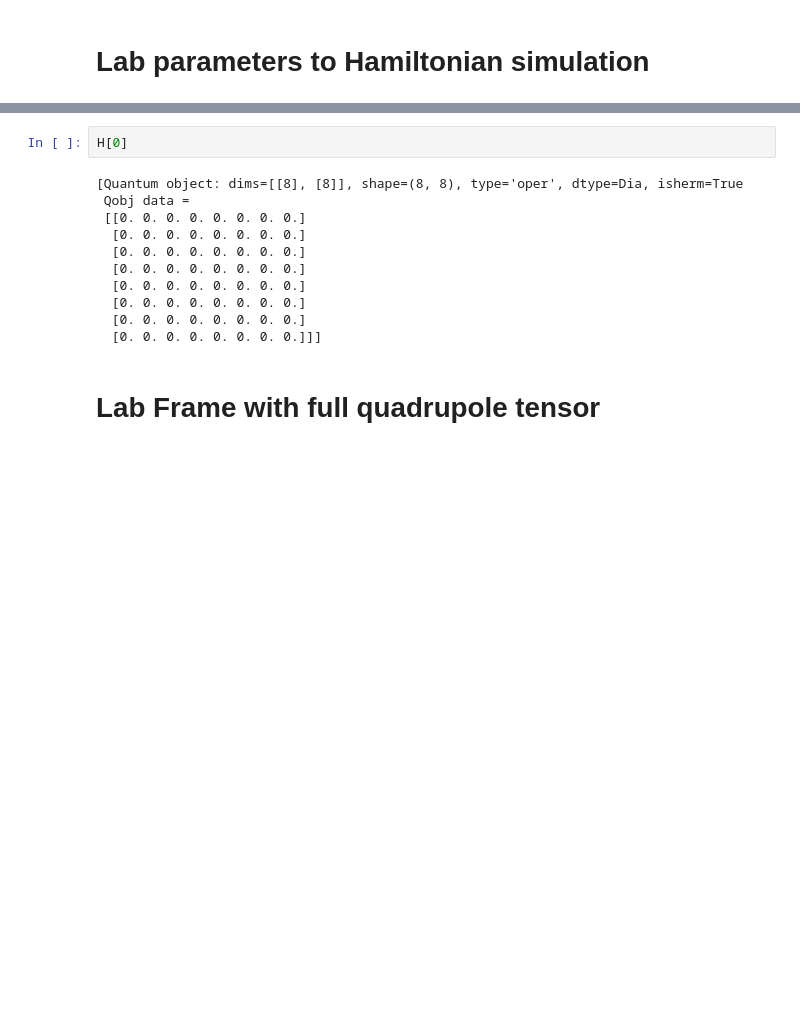
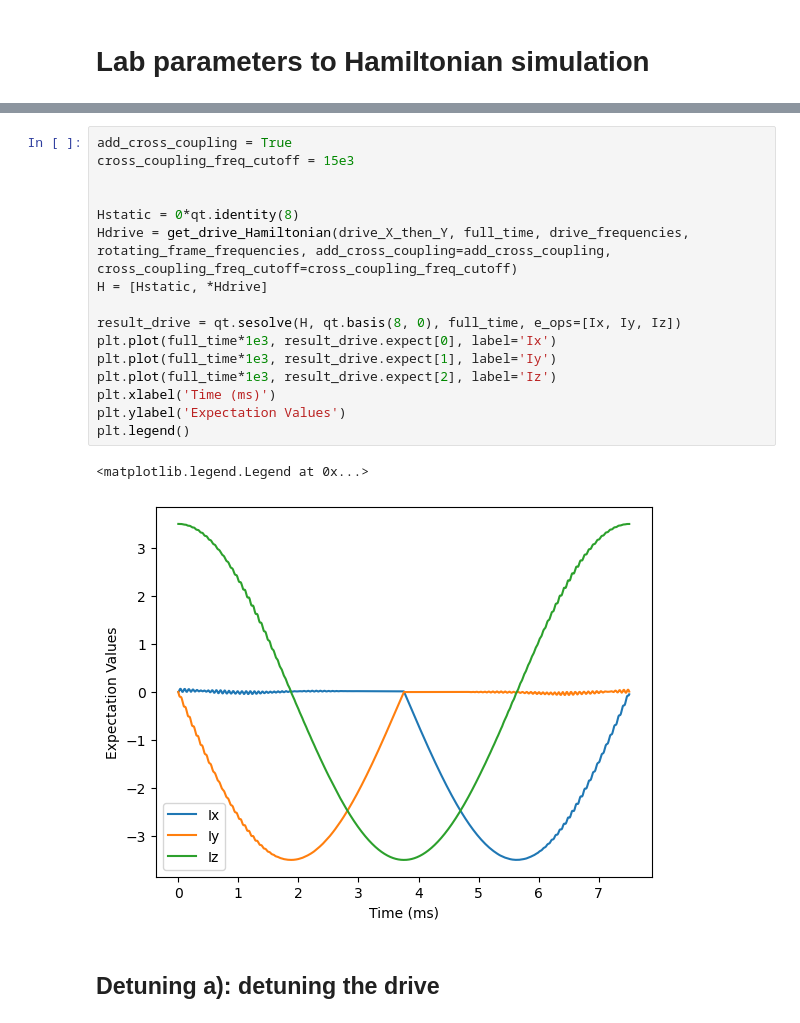
Before and after one commit to arjenvaartjes/Psyduck, a Jupyter notebook: examples/hamiltonian/TimeDependentHamiltonians.ipynb, the cells around one changed output, grey strips where cells are left out. Cells and saved outputs as stored; diff of their text form; blank space fills up the shorter version.

Commit message:
more comments and final touches detuning

```diff
--- a/examples/hamiltonian/TimeDependentHamiltonians.ipynb
+++ b/examples/hamiltonian/TimeDependentHamiltonians.ipynb
@@ -351,15 +386,21 @@ len(H_GRF[1][1])
 # %%
-H[0]
+add_cross_coupling = True
+cross_coupling_freq_cutoff = 15e3
+
+
+Hstatic = 0*qt.identity(8)
+Hdrive = get_drive_Hamiltonian(drive_X_then_Y, full_time, drive_frequencies, rotating_frame_frequencies, add_cross_coupling=add_cross_coupling, cross_coupling_freq_cutoff=cross_coupling_freq_cutoff)
+H = [Hstatic, *Hdrive]
+
+result_drive = qt.sesolve(H, qt.basis(8, 0), full_time, e_ops=[Ix, Iy, Iz])
+plt.plot(full_time*1e3, result_drive.expect[0], label='Ix')
+plt.plot(full_time*1e3, result_drive.expect[1], label='Iy')
+plt.plot(full_time*1e3, result_drive.expect[2], label='Iz')
+plt.xlabel('Time (ms)')
+plt.ylabel('Expectation Values')
+plt.legend()
 # %% [output]
-[Quantum object: dims=[[8], [8]], shape=(8, 8), type='oper', dtype=Dia, isherm=True
- Qobj data =
- [[0. 0. 0. 0. 0. 0. 0. 0.]
-  [0. 0. 0. 0. 0. 0. 0. 0.]
-  [0. 0. 0. 0. 0. 0. 0. 0.]
-  [0. 0. 0. 0. 0. 0. 0. 0.]
-  [0. 0. 0. 0. 0. 0. 0. 0.]
-  [0. 0. 0. 0. 0. 0. 0. 0.]
-  [0. 0. 0. 0. 0. 0. 0. 0.]
-  [0. 0. 0. 0. 0. 0. 0. 0.]]]
+<matplotlib.legend.Legend at 0x...>
+[figure, added]
-# %% [markdown]
-# Lab Frame with full quadrupole tensor
+# %% [markdown]
+## Detuning a): detuning the drive
```
Also changed, not shown: parts of 13 cells of this notebook.
